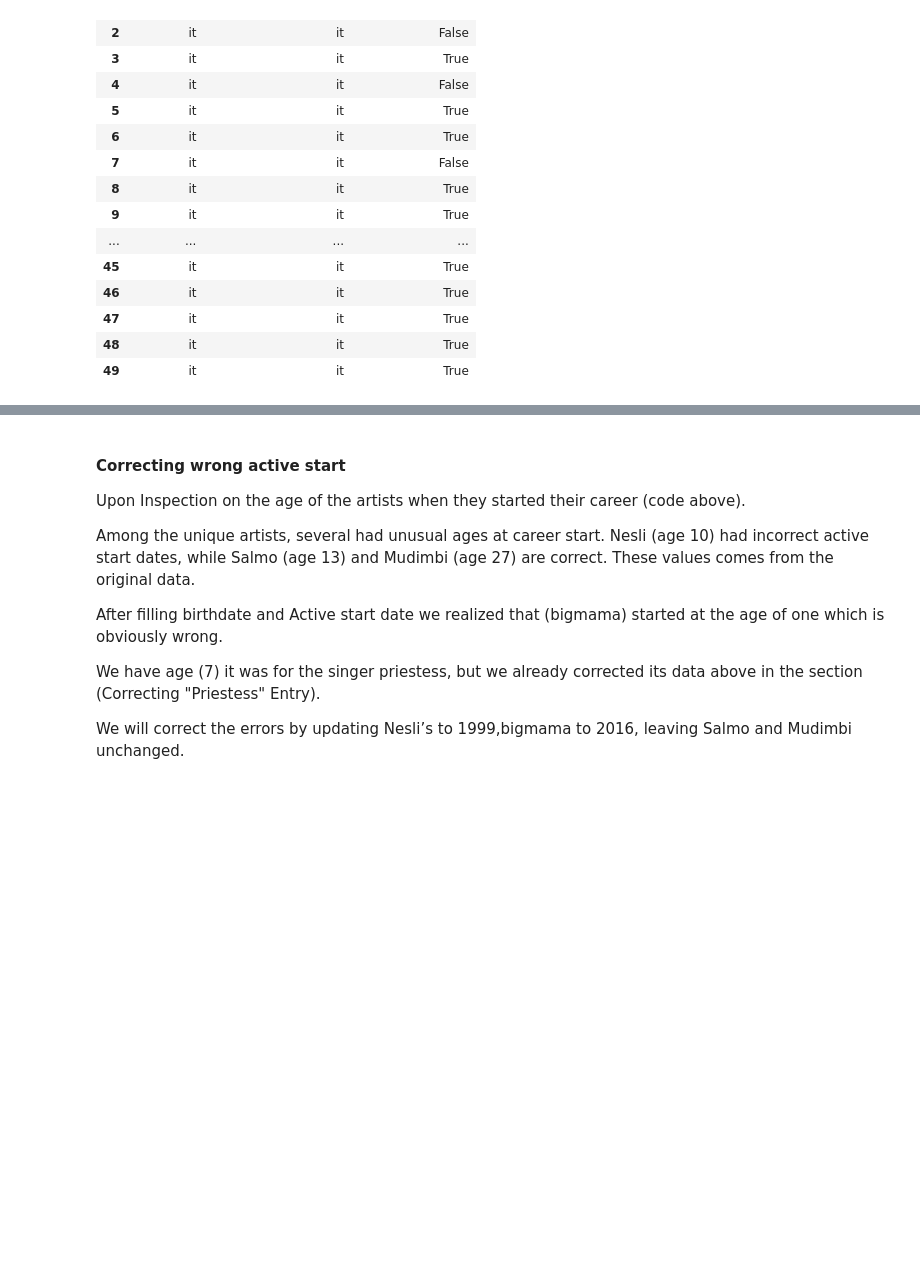
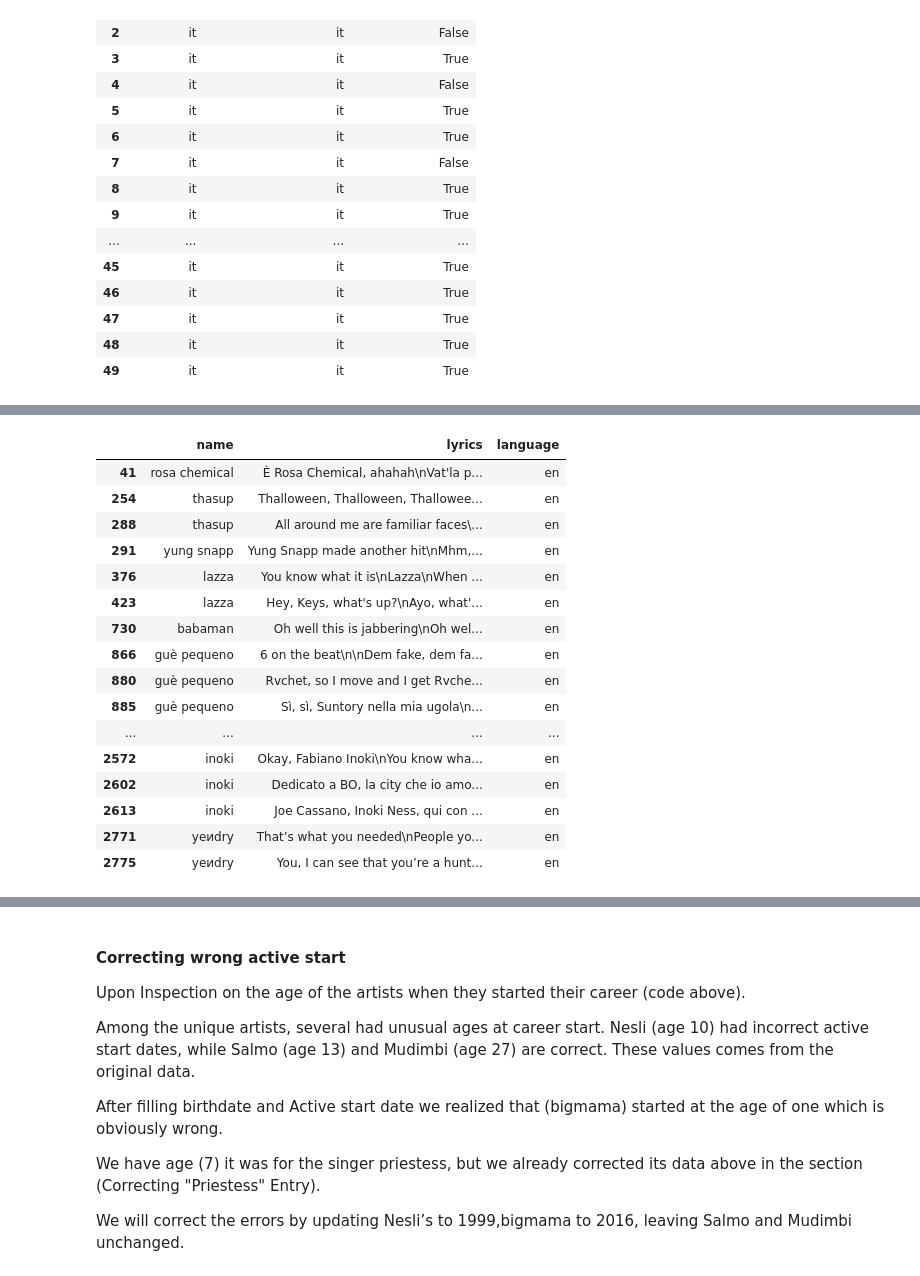
Before and after one commit to MichelaFaella/data_mining_project, a Jupyter notebook: data_cleaning_and_preparation_2.ipynb, the cells around one changed output, grey strips where cells are left out. Cells and saved outputs as stored; diff of their text form; code cells hidden in the pictures; blank space fills up the shorter version.

```diff
--- a/data_cleaning_and_preparation_2.ipynb
+++ b/data_cleaning_and_preparation_2.ipynb
@@ -1162,0 +1202,22 @@ dtale.show(df.loc[df['language']!= "it", ['lyrics', 'language',]])
+# %%
+df.loc[[41, 291, 376, 730, 866, 880, 885, 952, 963, 1006, 1035, 1049, 1061, 1065, 1194, 1264, 1285, 1483,1722, 1735, 1842, 1945, 2500, 2557,2572, 2602, 2904, 2963, 3007, 3017, 3034, 3045,3069,3096, 3266, 3404, 3503, 3516, 3924, 4301, 4367,4886, 5003, 5005, 5007, 5008, 5034, 5050, 5053, 5069, 5076, 5081, 5234, 6777,7474, 7720, 8967, 8981, 9214, 9229, 9727, 9920, 9985, 10432], "predicted_language"] = "it"
+
+display(df.loc[df['language']== "en", ['name', 'lyrics', 'language',]].head(50))
+# %% [output]
+|  | name | lyrics | language |
+| 41 | rosa chemical | È Rosa Chemical, ahahah\nVat'la p... | en |
+| 254 | thasup | Thalloween, Thalloween, Thallowee... | en |
+| 288 | thasup | All around me are familiar faces\... | en |
+| 291 | yung snapp | Yung Snapp made another hit\nMhm,... | en |
+| 376 | lazza | You know what it is\nLazza\nWhen ... | en |
+| 423 | lazza | Hey, Keys, what's up?\nAyo, what'... | en |
+| 730 | babaman | Oh well this is jabbering\nOh wel... | en |
+| 866 | guè pequeno | 6 on the beat\n\nDem fake, dem fa... | en |
+| 880 | guè pequeno | Rvchet, so I move and I get Rvche... | en |
+| 885 | guè pequeno | Sì, sì, Suntory nella mia ugola\n... | en |
+| ... | ... | ... | ... |
+| 2572 | inoki | Okay, Fabiano Inoki\nYou know wha... | en |
+| 2602 | inoki | Dedicato a BO, la city che io amo... | en |
+| 2613 | inoki | Joe Cassano, Inoki Ness, qui con ... | en |
+| 2771 | yeиdry | That’s what you needed\nPeople yo... | en |
+| 2775 | yeиdry | You, I can see that you’re a hunt... | en |
```
Also changed, not shown: parts of 23 cells of this notebook, 1 other file.
